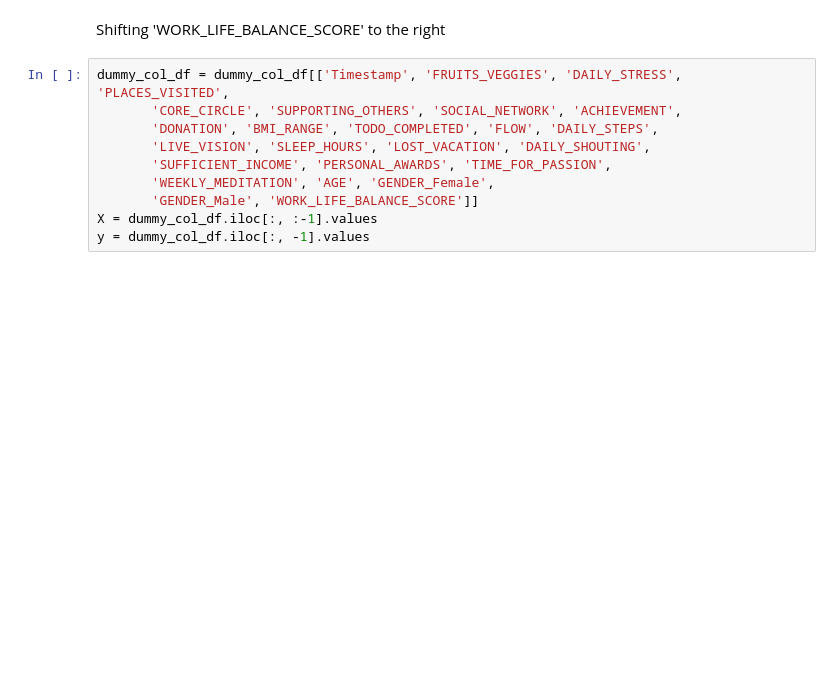
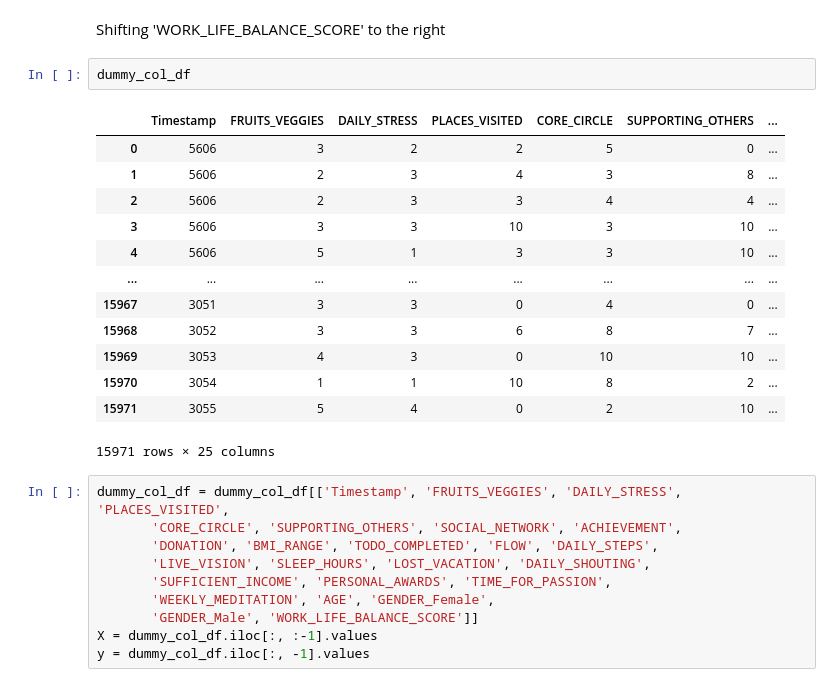
Before and after one commit to revanthmadasu/LifestyleWellbeing, a Jupyter notebook: LifestyleWellbeing.ipynb, the cells around one changed output. Saved outputs shown, nothing was run; the diff lists cells and outputs as text; blank space fills up the shorter version.

```diff
--- a/LifestyleWellbeing.ipynb
+++ b/LifestyleWellbeing.ipynb
@@ -167,6 +176,22 @@ Index(['Timestamp', 'FRUITS_VEGGIES', 'DAILY_STRESS', 'PLACES_VISITED',
       dtype='object')
 # %% [markdown]
 Shifting 'WORK_LIFE_BALANCE_SCORE' to the right
+# %%
+dummy_col_df
+# %% [output]
+|  | Timestamp | FRUITS_VEGGIES | DAILY_STRESS | PLACES_VISITED | CORE_CIRCLE | SUPPORTING_OTHERS | ... |
+| 0 | 5606 | 3 | 2 | 2 | 5 | 0 | ... |
+| 1 | 5606 | 2 | 3 | 4 | 3 | 8 | ... |
+| 2 | 5606 | 2 | 3 | 3 | 4 | 4 | ... |
+| 3 | 5606 | 3 | 3 | 10 | 3 | 10 | ... |
+| 4 | 5606 | 5 | 1 | 3 | 3 | 10 | ... |
+| ... | ... | ... | ... | ... | ... | ... | ... |
+| 15967 | 3051 | 3 | 3 | 0 | 4 | 0 | ... |
+| 15968 | 3052 | 3 | 3 | 6 | 8 | 7 | ... |
+| 15969 | 3053 | 4 | 3 | 0 | 10 | 10 | ... |
+| 15970 | 3054 | 1 | 1 | 10 | 8 | 2 | ... |
+| 15971 | 3055 | 5 | 4 | 0 | 2 | 10 | ... |
+15971 rows × 25 columns
 # %%
 dummy_col_df = dummy_col_df[['Timestamp', 'FRUITS_VEGGIES', 'DAILY_STRESS', 'PLACES_VISITED',
        'CORE_CIRCLE', 'SUPPORTING_OTHERS', 'SOCIAL_NETWORK', 'ACHIEVEMENT',
```
Also changed, not shown: parts of 16 cells of this notebook.
